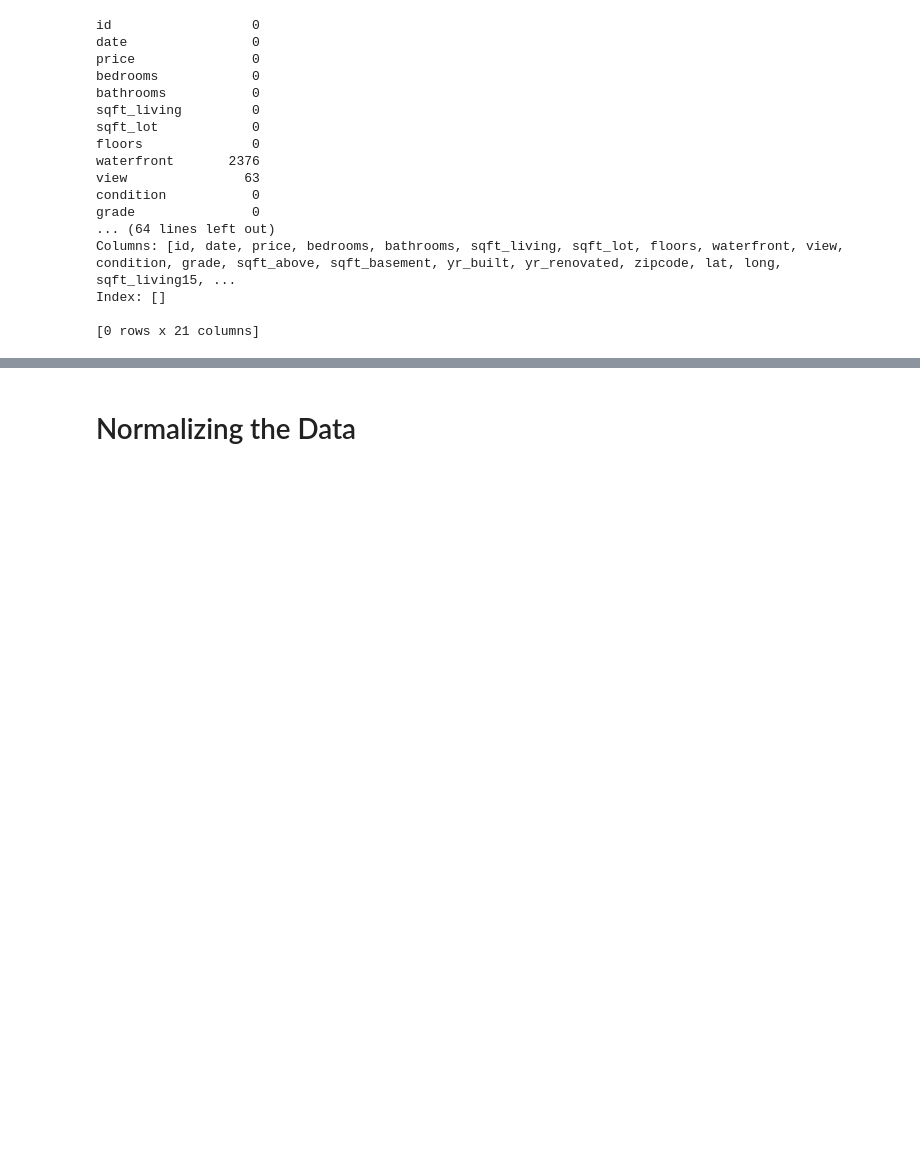
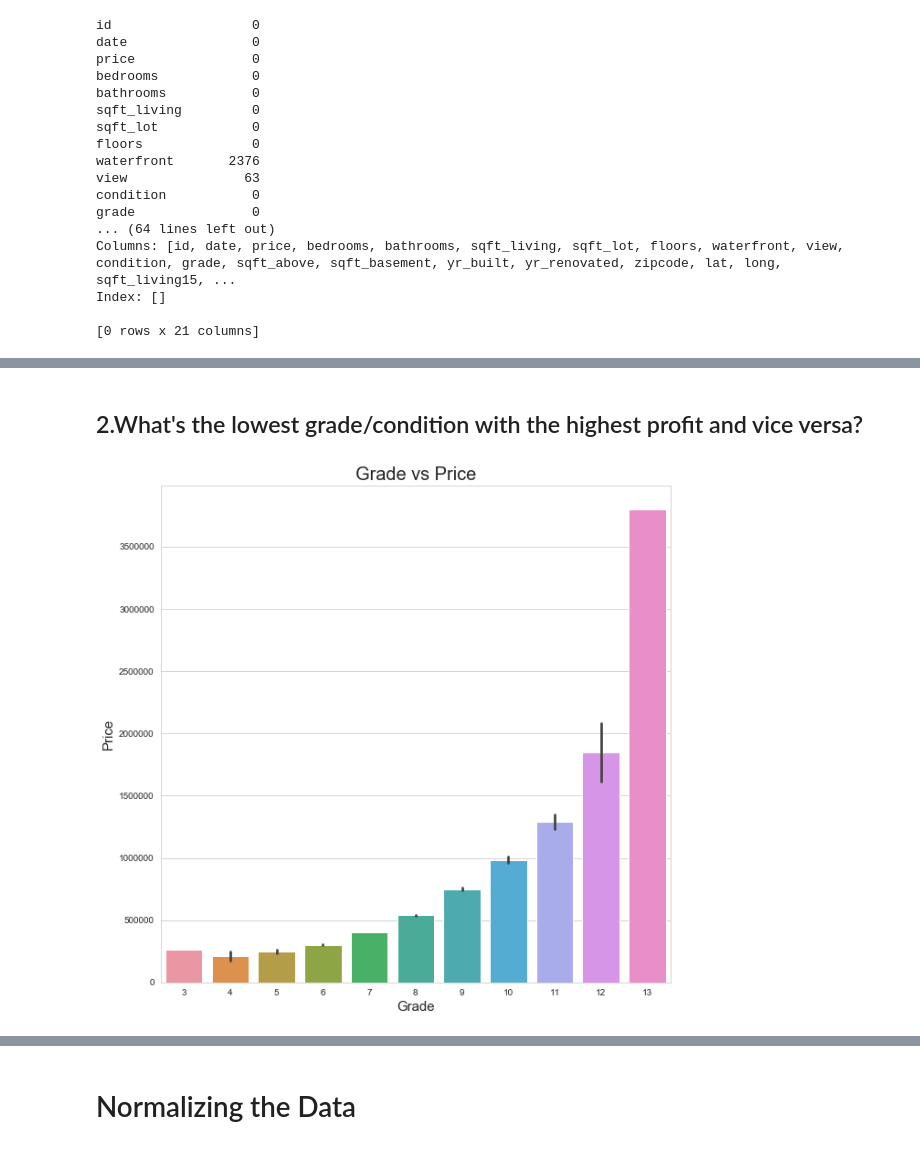
Before and after one commit to ssakbar092/dsc-mod-2-project-v2-1-onl01-dtsc-ft-041320, a Jupyter notebook: Final Project 2.ipynb, the cells around one changed output, grey strips where cells are left out. Cells and saved outputs as stored; diff of their text form; code cells hidden in the pictures; blank space fills up the shorter version.

```diff
--- a/Final Project 2.ipynb
+++ b/Final Project 2.ipynb
@@ -65,3 +101,10 @@ for index in df.yr_renovated:
     elif index > 0:
         df['is_renovated'] = 1.0
 df.loc[df['yr_renovated'] > 0.0 , 'is_renovated'] = 1.0
+# %%
+for index in df.sqft_basement:
+    if index == 0:
+        df['b_sqft_basement'] = 0.0
+    elif index > 0:
+        df['b_sqft_basement'] = 1.0
+df.loc[(df['sqft_basement'] > 0), 'b_sqft_basement'] = 1.0
@@ -78,0 +166,15 @@ df.head()
+# %% [markdown]
+## 2.What's the lowest grade/condition with the highest profit and vice versa?
+# %%
+# Use sns.violinplot to plot year_built vs. grade
+plt.figure(figsize=(10,10))
+sns.set_style("whitegrid")
+sns.barplot(x = "grade", y = "price", data=df)
+plt.title('Grade vs Price', fontsize=20)
+plt.xlabel('Grade', fontsize=15)
+plt.ylabel('Price', fontsize=15)
+plt.rc('xtick', labelsize=10)
+plt.rc('ytick', labelsize=10)
+plt.show()
+# %% [output]
+[figure, added]
```
Also changed, not shown: parts of 92 cells of this notebook.
